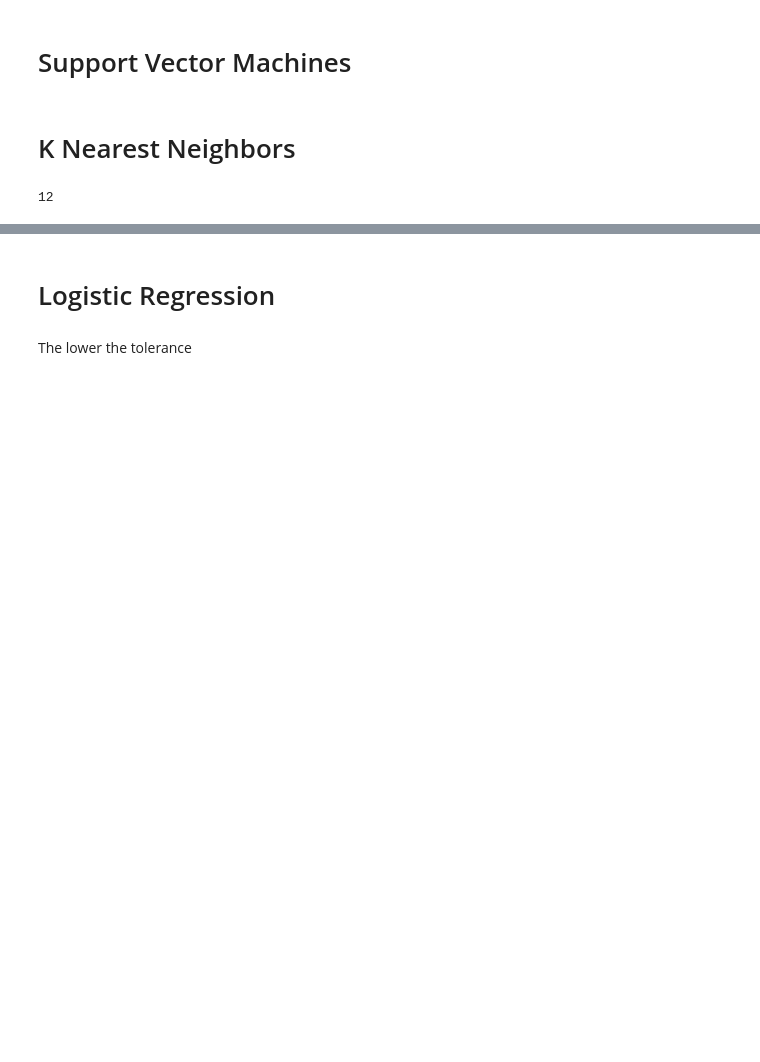
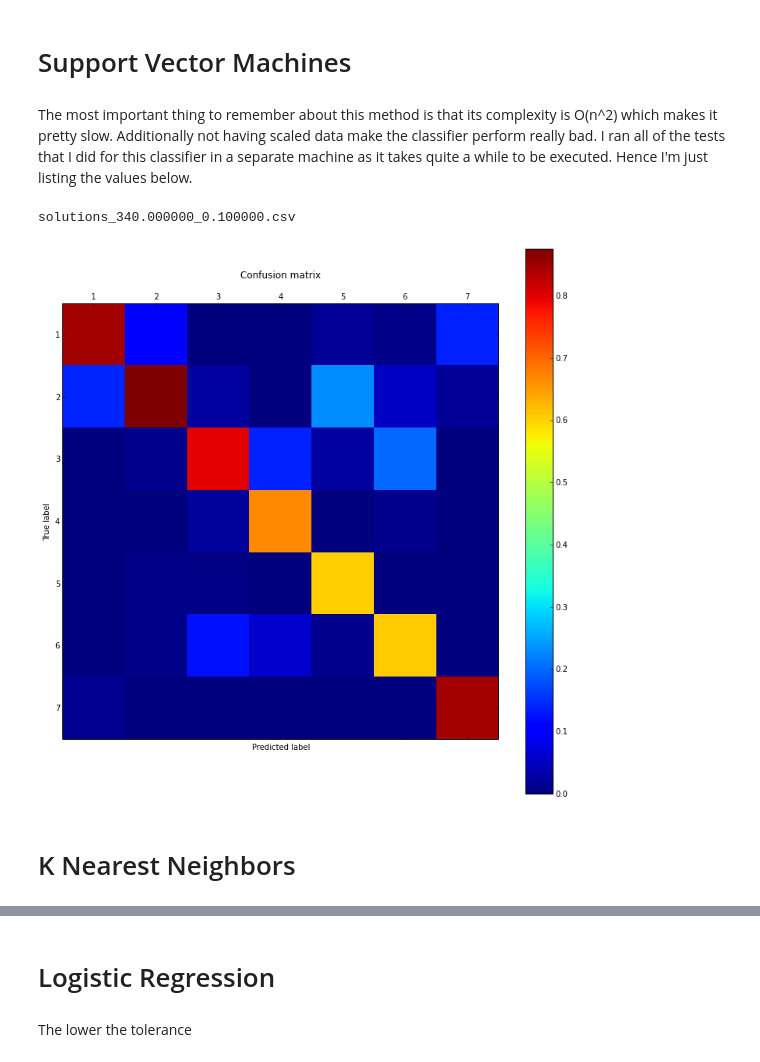
Before and after one commit to ElDeveloper/machine_learning, a Jupyter notebook: project_1/Project 1.ipynb, the cells around one changed output, grey strips where cells are left out. Cells and saved outputs as stored; diff of their text form; code cells hidden in the pictures; blank space fills up the shorter version.

```diff
--- a/project_1/Project 1.ipynb
+++ b/project_1/Project 1.ipynb
@@ -67,32 +128,33 @@ gamma = 30
+# %% [markdown]
+The most important thing to remember about this method is that its complexity is O(n^2) which makes it pretty slow. Additionally not having scaled data make the classifier perform really bad. I ran all of the tests that I did for this classifier in a separate machine as it takes quite a while to be executed. Hence I'm just listing the values below.
+# %%
+C = 340
+gamma = 0.1
 # %%
-clf = SVC(C=C, cache_size=30000, class_weight=None, coef0=0.0, degree=3,
+clf_svm = SVC(C=C, cache_size=30000, class_weight=None, coef0=0.0, degree=3,
           gamma=gamma, kernel='rbf', max_iter=-1, probability=False,
           random_state=None, shrinking=True, tol=0.001, verbose=False)
-clf.fit(X_train_scaled, Y_train)
+clf_svm.fit(X_train_scaled, Y_train)
 
 # score of the model
-score = clf.score(X_validation_scaled, Y_validation)
-
-# let's keep track of the parameters we are using
-fd = open('results.txt','a')
-fd.write('The score is %f, C=%f, gamma=%f\n' % (score, C, gamma))
-fd.close()
+score = clf_svm.score(X_validation_scaled, Y_validation)
+print score
 
 # predict on the validation dataset
-predictions = clf.predict(X_test_scaled)
-
-# writting out the solutions file
-fd = open('solutions_%f_%f.csv' % (C,gamma), 'w')
-fd.write('Id,Prediction\n')
-for index, prediction in enumerate(predictions):
-    # add one to the index because identifieres in kaggle start at 1
-    fd.write('%d,%d\n' % (index+1, prediction))
-fd.close()
+predictions = clf_svm.predict(X_test_scaled)
+# %%
+write_predictions('solutions_svm.csv' % (C,gamma), predictions)
+# %% [output]
+solutions_340.000000_0.100000.csv
+# %%
+cm_Y_predicted = clf_svm.predict(X_validation_scaled)
+print_confusion_matrix(Y_validation, cm_Y_predicted, ['1', '2', '3', '4', '5', '6', '7'])
+# %% [output]
+[figure, added]
 # %% [markdown]
 # K Nearest Neighbors
 # %%
-results_distance = []
-results_uniform = []
+knn_results = []
 parameters = [(20, 'distance'),
               (20, 'uniform'),
               (30, 'distance'),
@@ -108,21 +170,8 @@ parameters = [(20, 'distance'),
 
 
 for element in parameters:
-    print element
-    if element[1] == 'distance':
-        model = KNeighborsClassifier(n_neighbors=element[0], weights=element[1])
-        model.fit(X_train_scaled, Y_train)
-        results_distance.append(model.score(X_validation_scaled, Y_validation))
+    clf_knn = KNeighborsClassifier(n_neighbors=element[0], weights=element[1])
+    clf_knn.fit(X_train_scaled, Y_train)
+    score = clf_knn.score(X_validation_scaled, Y_validation)
 
-    else:
-        model = KNeighborsClassifier(n_neighbors=element[0], weights=element[1])
-        model.fit(X_train_scaled, Y_train)
-        results_uniform.append(model.score(X_validation_scaled, Y_validation))
-
-
-fd = open('knn_results.txt', 'w')
-fd.write('Distance %s\n' % results_distance)
-fd.write('Uniform %s\n' % resutls_uniform)
-fd.close()
+    knn_results.append((element[0], element[1], score))
-# %% [output]
-12
```
Also changed, not shown: parts of 40 cells of this notebook.
